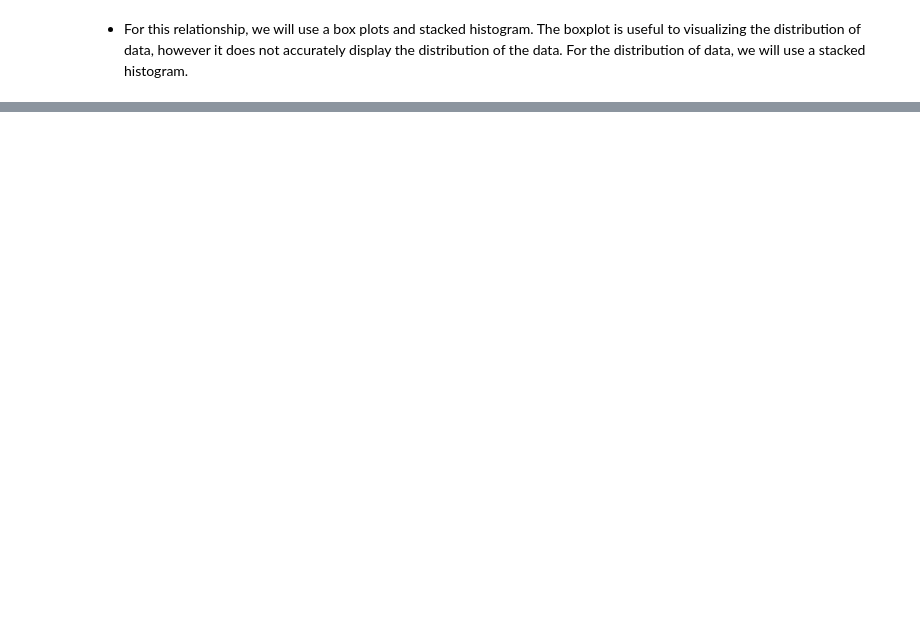
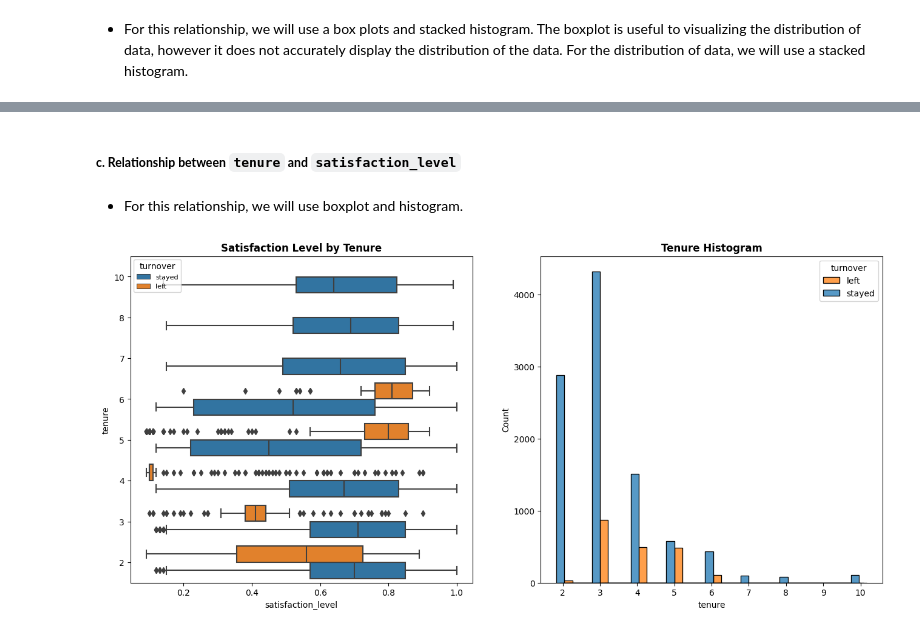
Before and after one commit to ryanlacsamana/Sailfort-Motors-Capstone-Project, a Jupyter notebook: Sailfort-Motors-Capstone.ipynb, the cells around one changed output, grey strips where cells are left out. Cells and saved outputs as stored; diff of their text form; code cells hidden in the pictures; blank space fills up the shorter version.

```diff
--- a/Sailfort-Motors-Capstone.ipynb
+++ b/Sailfort-Motors-Capstone.ipynb
@@ -318,0 +330,27 @@ From the scatterplot, it shows clearly that employees who worked for more than 2
+# %% [markdown]
+##### **c. Relationship between `tenure` and `satisfaction_level`**
+# %% [markdown]
+- For this relationship, we will use boxplot and histogram.
+# %%
+fig, ax = plt.subplots(1,2, figsize=(16,7))
+
+# Create boxplot
+sns.boxplot(data=df1, x='satisfaction_level', y='tenure', hue='left', orient='h', ax=ax[0])
+ax[0].invert_yaxis()
+ax[0].set_title('Satisfaction Level by Tenure', fontweight='bold')
+ax[0].legend(title='turnover', loc='upper left', fontsize=8)
+legend_label = ['stayed','left']
+n=0
+for i in legend_label:
+    ax[0].legend_.texts[n].set_text(i)
+    n += 1
+
+# Create histogram
+sns.histplot(data=df1, x='tenure', hue='left', multiple='dodge', shrink=5, ax=ax[1])
+ax[1].set_title('Tenure Histogram', fontweight='bold')
+ax[1].legend(title='turnover', labels=['left','stayed'])
+ax[1].set_xticks([2,3,4,5,6,7,8,9,10])
+
+plt.show()
+# %% [output]
+[figure, added]
```
Also changed, not shown: parts of 33 cells of this notebook.
